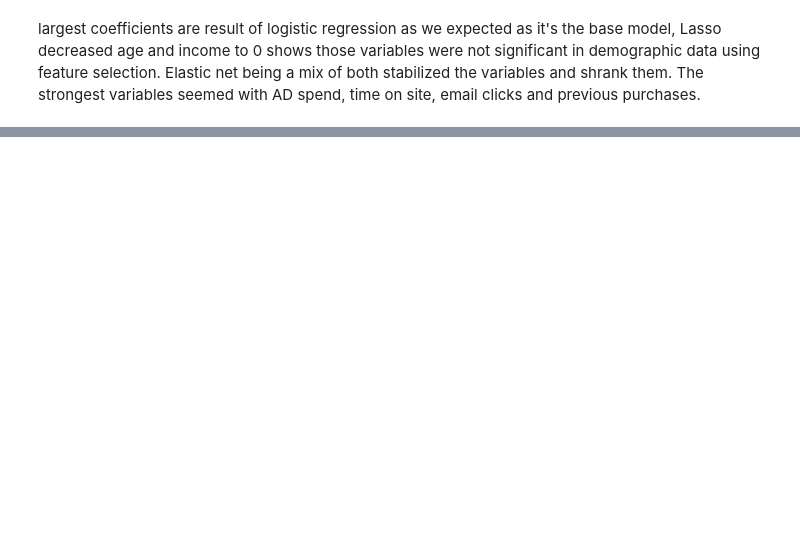
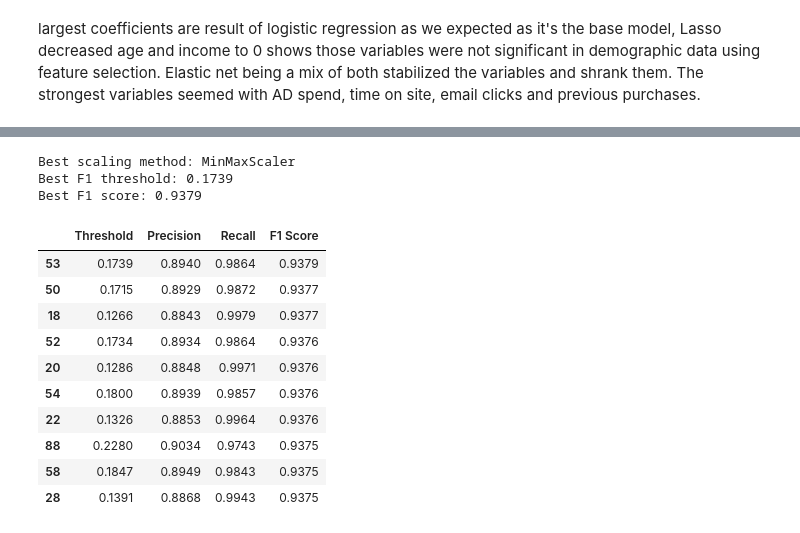
Before and after one commit to riverocel/capstone, a Jupyter notebook: week2_marketing.ipynb, the cells around one changed output, grey strips where cells are left out. Saved outputs shown, nothing was run; the diff lists cells and outputs as text; code cells hidden in the pictures; blank space fills up the shorter version.

```diff
--- a/week2_marketing.ipynb
+++ b/week2_marketing.ipynb
@@ -169,0 +264,39 @@ largest coefficients are result of logistic regression as we expected as it's th
+# %%
+# Choose the strongest model by ROC AUC from the scaling comparison
+best_scaler_name = scaling_results_df.sort_values("ROC AUC", ascending=False).iloc[0]["Scaling Method"]
+best_pipe = fitted_scaling_models[best_scaler_name]
+
+best_y_proba = best_pipe.predict_proba(X_test)[:, 1]
+precision_vals, recall_vals, thresholds = precision_recall_curve(y_test, best_y_proba)
+
+# precision_recall_curve returns one extra precision/recall value, so remove the last one
+f1_vals = 2 * (precision_vals[:-1] * recall_vals[:-1]) / (precision_vals[:-1] + recall_vals[:-1] + 1e-10)
+best_threshold = thresholds[np.argmax(f1_vals)]
+
+print("Best scaling method:", best_scaler_name)
+print("Best F1 threshold:", round(best_threshold, 4))
+print("Best F1 score:", round(f1_vals.max(), 4))
+
+threshold_df = pd.DataFrame({
+    "Threshold": thresholds,
+    "Precision": precision_vals[:-1],
+    "Recall": recall_vals[:-1],
+    "F1 Score": f1_vals
+})
+
+threshold_df.sort_values("F1 Score", ascending=False).head(10).round(4)
+# %% [output]
+Best scaling method: MinMaxScaler
+Best F1 threshold: 0.1739
+Best F1 score: 0.9379
+|  | Threshold | Precision | Recall | F1 Score |
+| 53 | 0.1739 | 0.8940 | 0.9864 | 0.9379 |
+| 50 | 0.1715 | 0.8929 | 0.9872 | 0.9377 |
+| 18 | 0.1266 | 0.8843 | 0.9979 | 0.9377 |
+| 52 | 0.1734 | 0.8934 | 0.9864 | 0.9376 |
+| 20 | 0.1286 | 0.8848 | 0.9971 | 0.9376 |
+| 54 | 0.1800 | 0.8939 | 0.9857 | 0.9376 |
+| 22 | 0.1326 | 0.8853 | 0.9964 | 0.9376 |
+| 88 | 0.2280 | 0.9034 | 0.9743 | 0.9375 |
+| 58 | 0.1847 | 0.8949 | 0.9843 | 0.9375 |
+| 28 | 0.1391 | 0.8868 | 0.9943 | 0.9375 |
```
Also changed, not shown: parts of 18 cells of this notebook, 1 other file.
